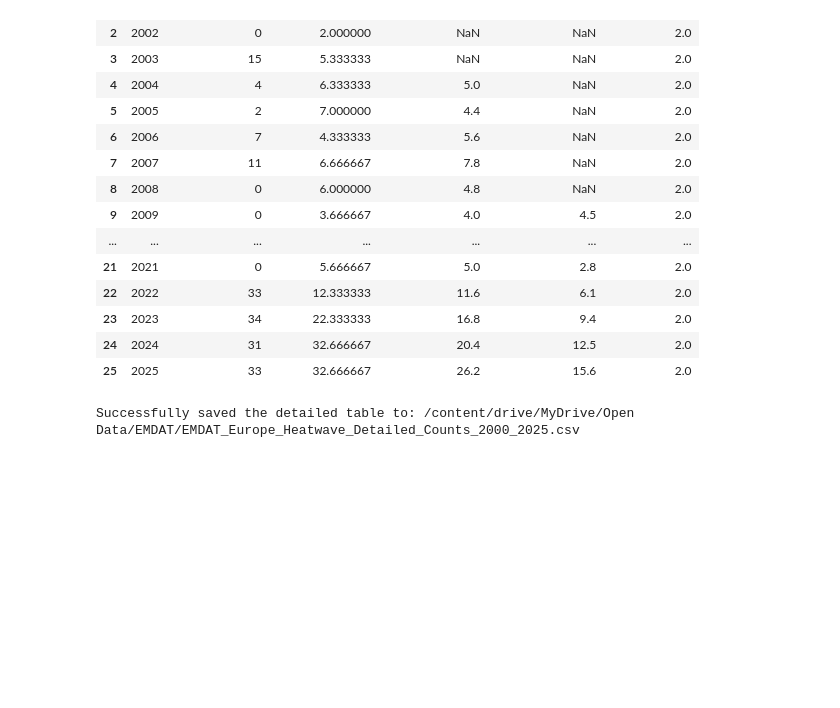
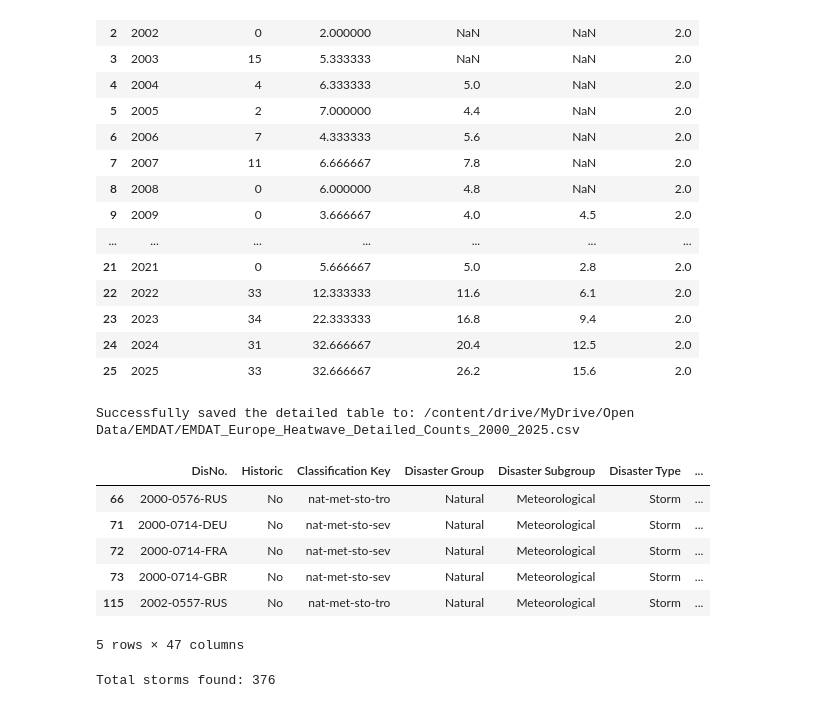
Before and after one commit to mjduarterosa/tdda-tutorial_emdat, a Jupyter notebook: notebooks/tdd_tutorial_EMDAT.ipynb, the cells around one changed output. Cells and saved outputs as stored; diff of their text form; code cells hidden in the pictures; blank space fills up the shorter version.

```diff
--- a/notebooks/tdd_tutorial_EMDAT.ipynb
+++ b/notebooks/tdd_tutorial_EMDAT.ipynb
@@ -617,3 +617,23 @@ print(f"\nSuccessfully saved the detailed table to: {file_path_detailed_csv}")
 | 24 | 2024 | 31 | 32.666667 | 20.4 | 12.5 | 2.0 |
 | 25 | 2025 | 33 | 32.666667 | 26.2 | 15.6 | 2.0 |
 Successfully saved the detailed table to: /content/drive/MyDrive/Open Data/EMDAT/EMDAT_Europe_Heatwave_Detailed_Counts_2000_2025.csv
+# %%
+# Let's look at storms now
+
+# Filter the dataset for only 'Heat wave' disasters
+df_storm = df_met_eu[df_met_eu['Disaster Type'] == 'Storm']
+
+# Display the first few rows of the filtered dataset
+display(df_storm.head())
+print(f"Total storms found: {len(df_storm)}")
+
+storms_per_year = df_storm.groupby('Start Year').size().reset_index(name='Sort Count')
+# %% [output]
+|  | DisNo. | Historic | Classification Key | Disaster Group | Disaster Subgroup | Disaster Type | ... |
+| 66 | 2000-0576-RUS | No | nat-met-sto-tro | Natural | Meteorological | Storm | ... |
+| 71 | 2000-0714-DEU | No | nat-met-sto-sev | Natural | Meteorological | Storm | ... |
+| 72 | 2000-0714-FRA | No | nat-met-sto-sev | Natural | Meteorological | Storm | ... |
+| 73 | 2000-0714-GBR | No | nat-met-sto-sev | Natural | Meteorological | Storm | ... |
+| 115 | 2002-0557-RUS | No | nat-met-sto-tro | Natural | Meteorological | Storm | ... |
+5 rows × 47 columns
+Total storms found: 376
```
Also changed, not shown: parts of 4 cells of this notebook.
